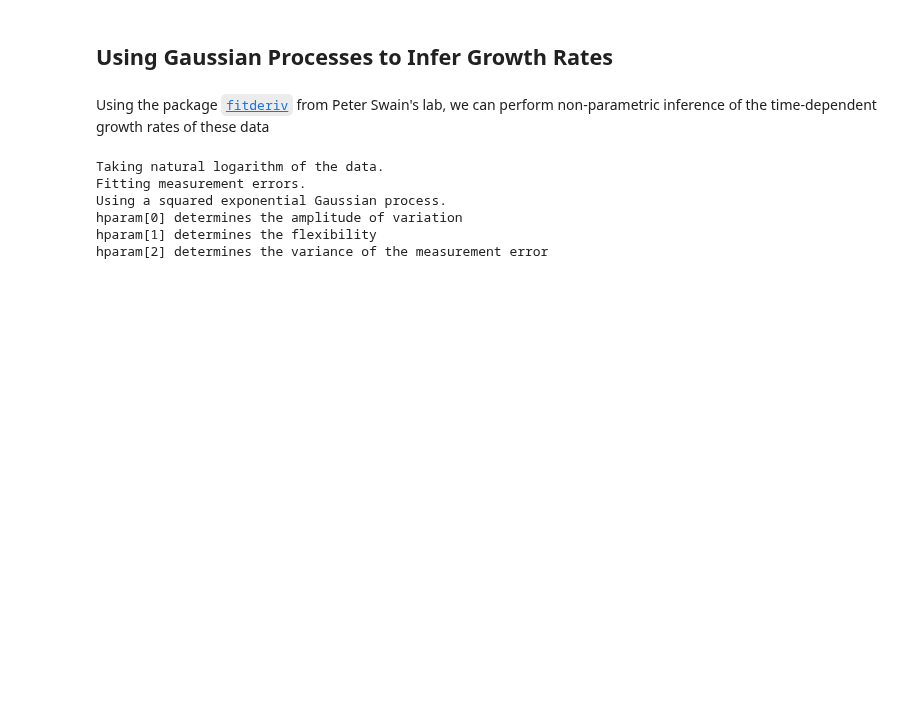
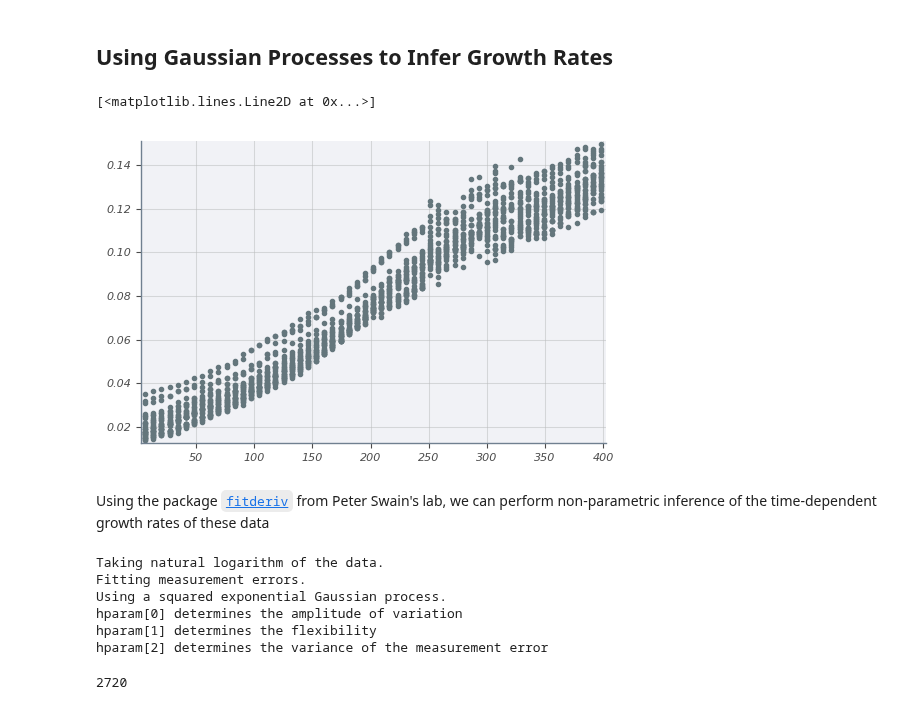
Before and after one commit to RPGroup-PBoC/mwc_growth, a Jupyter notebook: code/processing/growth_curves/20190121_r1_37C_glucose_O2_growth/20190122_analysis.ipynb, the cells around one changed output. Saved outputs shown, nothing was run; the diff lists cells and outputs as text; code cells hidden in the pictures; blank space fills up the shorter version.

```diff
--- a/code/processing/growth_curves/20190121_r1_37C_glucose_O2_growth/20190122_analysis.ipynb
+++ b/code/processing/growth_curves/20190121_r1_37C_glucose_O2_growth/20190122_analysis.ipynb
@@ -110,18 +215,11 @@ Text(0, 0.5, 'background subtracted absorbance')
 # %% [markdown]
 ##  Using Gaussian Processes to Infer Growth Rates
+# %%
+delta = data[(data['strain']=='dilution') & (data['time_min'] < 400)]
+# %%
+plt.plot(delta['time_min'], delta['od_sub'], '.')
+# %% [output]
+[<matplotlib.lines.Line2D at 0x...>]
+[figure, added]
 # %% [markdown]
 Using the package [`fitderiv`](http://swainlab.bio.ed.ac.uk/software/fitderiv/) from Peter Swain's lab, we can perform non-parametric inference of the time-dependent growth rates of these data
-# %%
-# Define the bounds.
-bounds = {0: [-1, 5], 1:[-5, 2], 2:[-7, 1]}
-
-# Run the GP
-dil_strain = data[data['strain']=='dilution']
-gp = mwc.fitderiv.fitderiv(dil_strain['time_min'].values, dil_strain['od_sub'].values)
-# %% [output]
-Taking natural logarithm of the data.
-Fitting measurement errors.
-Using a squared exponential Gaussian process.
-hparam[0] determines the amplitude of variation
-hparam[1] determines the flexibility
-hparam[2] determines the variance of the measurement error
@@ -129,0 +226,13 @@ dil_strain
+# %%
+gp = mwc.fitderiv.fitderiv(delta['time_min'].values, delta['od_sub'].values)
+# %% [output]
+Taking natural logarithm of the data.
+Fitting measurement errors.
+Using a squared exponential Gaussian process.
+hparam[0] determines the amplitude of variation
+hparam[1] determines the flexibility
+hparam[2] determines the variance of the measurement error
+# %%
+len(gp.df)
+# %% [output]
+2720
```
Also changed, not shown: parts of 13 cells of this notebook.
